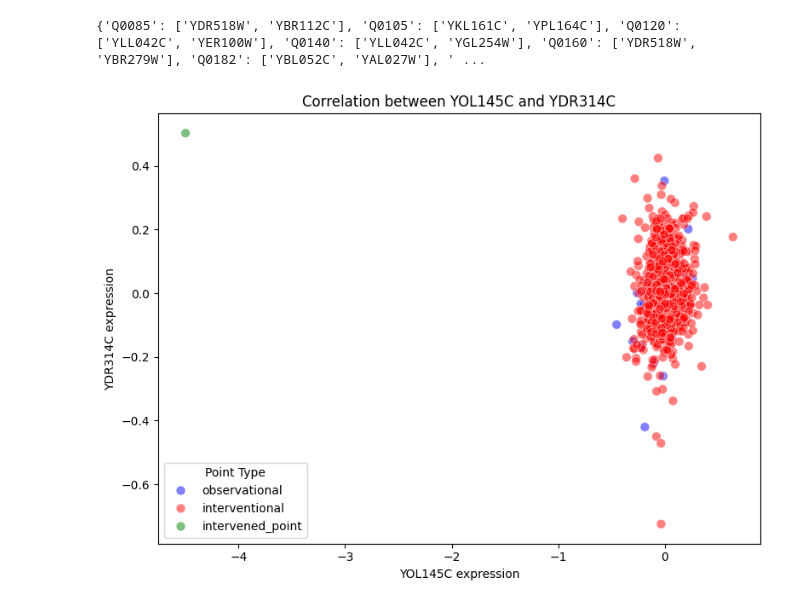
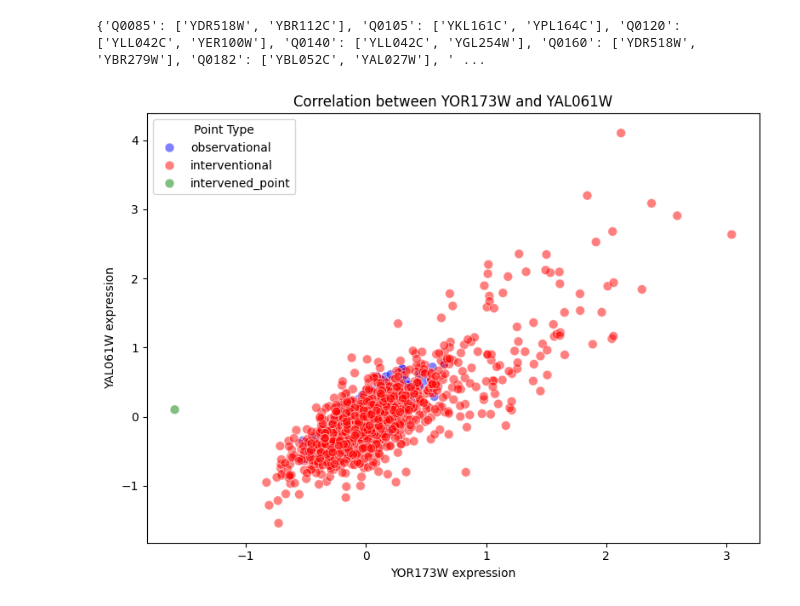
Before and after one commit to bonkh/ICM-replication, a Jupyter notebook: Experiment2/test.ipynb, the cells around one changed output. Cells and saved outputs as stored; diff of their text form; code cells hidden in the pictures.

```diff
--- a/Experiment2/test.ipynb
+++ b/Experiment2/test.ipynb
@@ -212,6 +212,6 @@ print(data)
 # %% [output]
 {'Q0085': ['YDR518W', 'YBR112C'], 'Q0105': ['YKL161C', 'YPL164C'], 'Q0120': ['YLL042C', 'YER100W'], 'Q0140': ['YLL042C', 'YGL254W'], 'Q0160': ['YDR518W', 'YBR279W'], 'Q0182': ['YBL052C', 'YAL027W'], ' ...
 # %%
-plot_gene_relationship('YAL047C', 'YOL145C', obs_data, int_data, int_pos_data)
+plot_gene_relationship('YAL061W', 'YOR173W', obs_data, int_data, int_pos_data)
 # %% [output]
-[figure, old version]
+[figure, new version]
```
Also changed, not shown: parts of 6 cells of this notebook, 2 other files.
